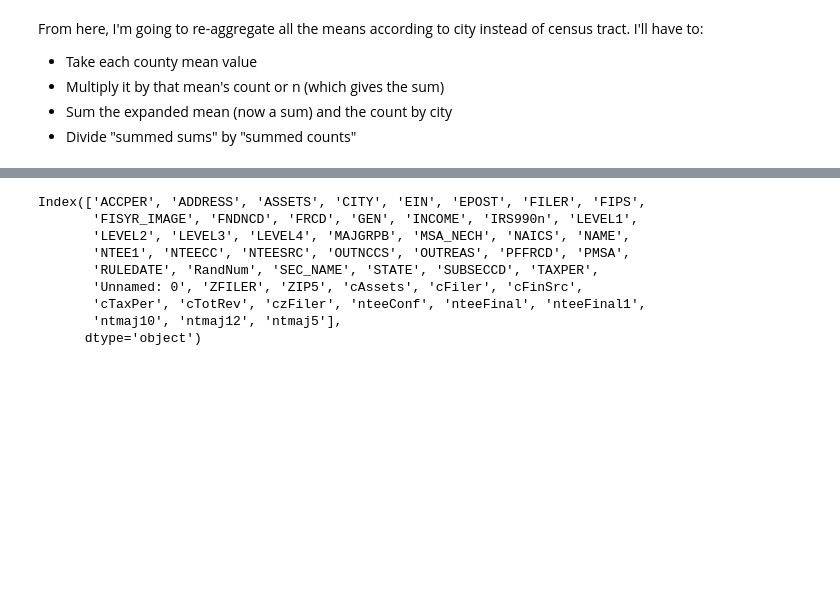
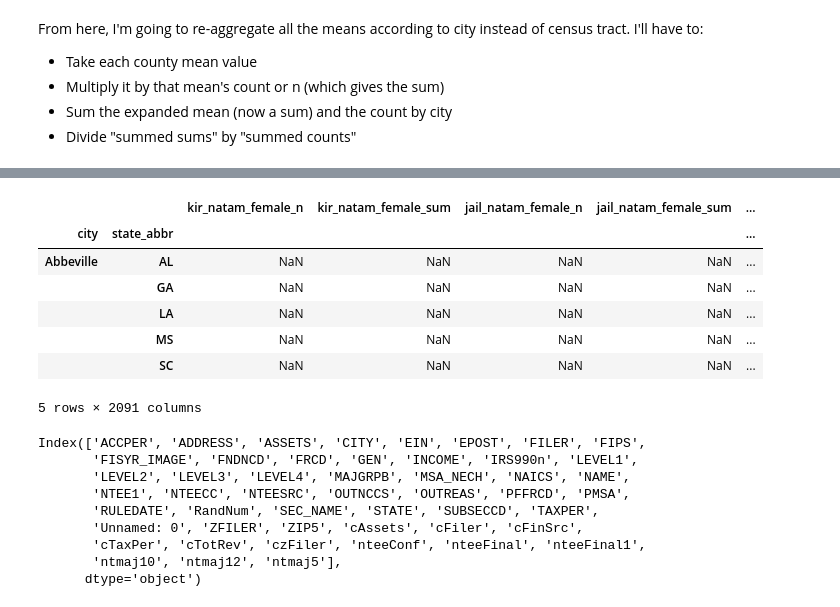
Before and after one commit to KatiaMinaWilliams/spinach-sweaters, a Jupyter notebook: NPOpp/NPOpp_clean_and_merge.ipynb, the cells around one changed output, grey strips where cells are left out. Drawn from its saved outputs; the diff is of its cells as text; code cells hidden in the pictures; blank space fills up the shorter version.

```diff
--- a/NPOpp/NPOpp_clean_and_merge.ipynb
+++ b/NPOpp/NPOpp_clean_and_merge.ipynb
@@ -117,3 +199,18 @@ mean_col_names
+# %%
+for p in prefixes:
+    n = OA_grouped[p + "_n"]
+    s = OA_grouped[p + "_sum"]
+    OA_grouped[p + "_mean"] = s/n
+OA_grouped.head()
+# %% [output]
+|  |  | kir_natam_female_n | kir_natam_female_sum | jail_natam_female_n | jail_natam_female_sum | ... |
+| city | state_abbr |  |  |  |  | ... |
+| Abbeville | AL | NaN | NaN | NaN | NaN | ... |
+|  | GA | NaN | NaN | NaN | NaN | ... |
+|  | LA | NaN | NaN | NaN | NaN | ... |
+|  | MS | NaN | NaN | NaN | NaN | ... |
+|  | SC | NaN | NaN | NaN | NaN | ... |
+5 rows × 2091 columns
 # %%
 BMF_2015.columns
 # %% [output]
```
Also changed, not shown: parts of 13 cells of this notebook, 1 other file.
